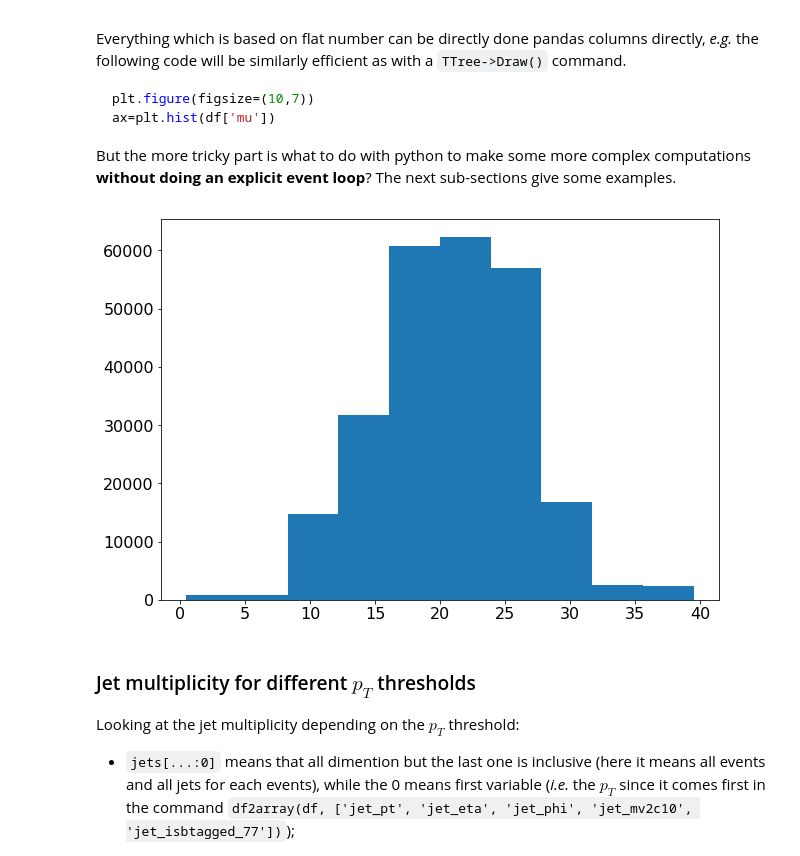
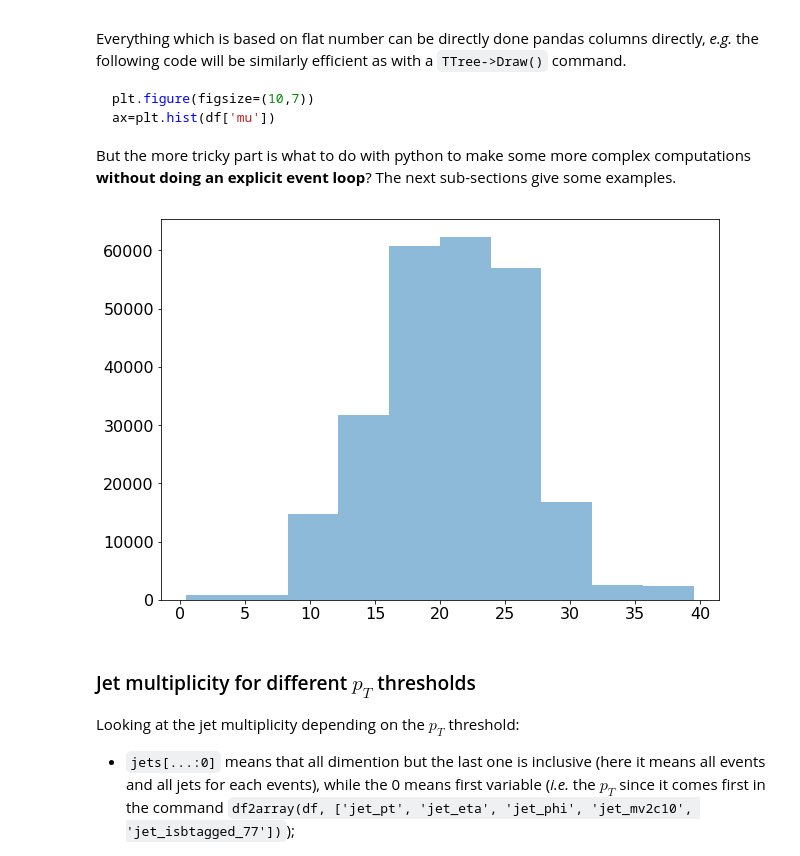
Before and after one commit to MLatCezeaux/intro_numpy, a Jupyter notebook: lecture/3-CollisionAnalysis.ipynb, the cells around one changed output. Cells and saved outputs as stored; diff of their text form; code cells hidden in the pictures.

```diff
--- a/lecture/3-CollisionAnalysis.ipynb
+++ b/lecture/3-CollisionAnalysis.ipynb
@@ -267,9 +265,9 @@ ax=plt.hist(df['mu'])
 But the more tricky part is what to do with python to make some more complex computations **without doing an explicit event loop**? The next sub-sections give some examples.
 # %%
 plt.figure(figsize=(10, 7))
-ax = plt.hist(df['mu'])
+ax = plt.hist(df['mu'], alpha=0.5)
 # %% [output]
-[figure, old version]
+[figure, new version]
 # %% [markdown]
 ### Jet multiplicity for different $p_T$ thresholds
 
```
Also changed, not shown: parts of 21 cells of this notebook, 2 other files.
